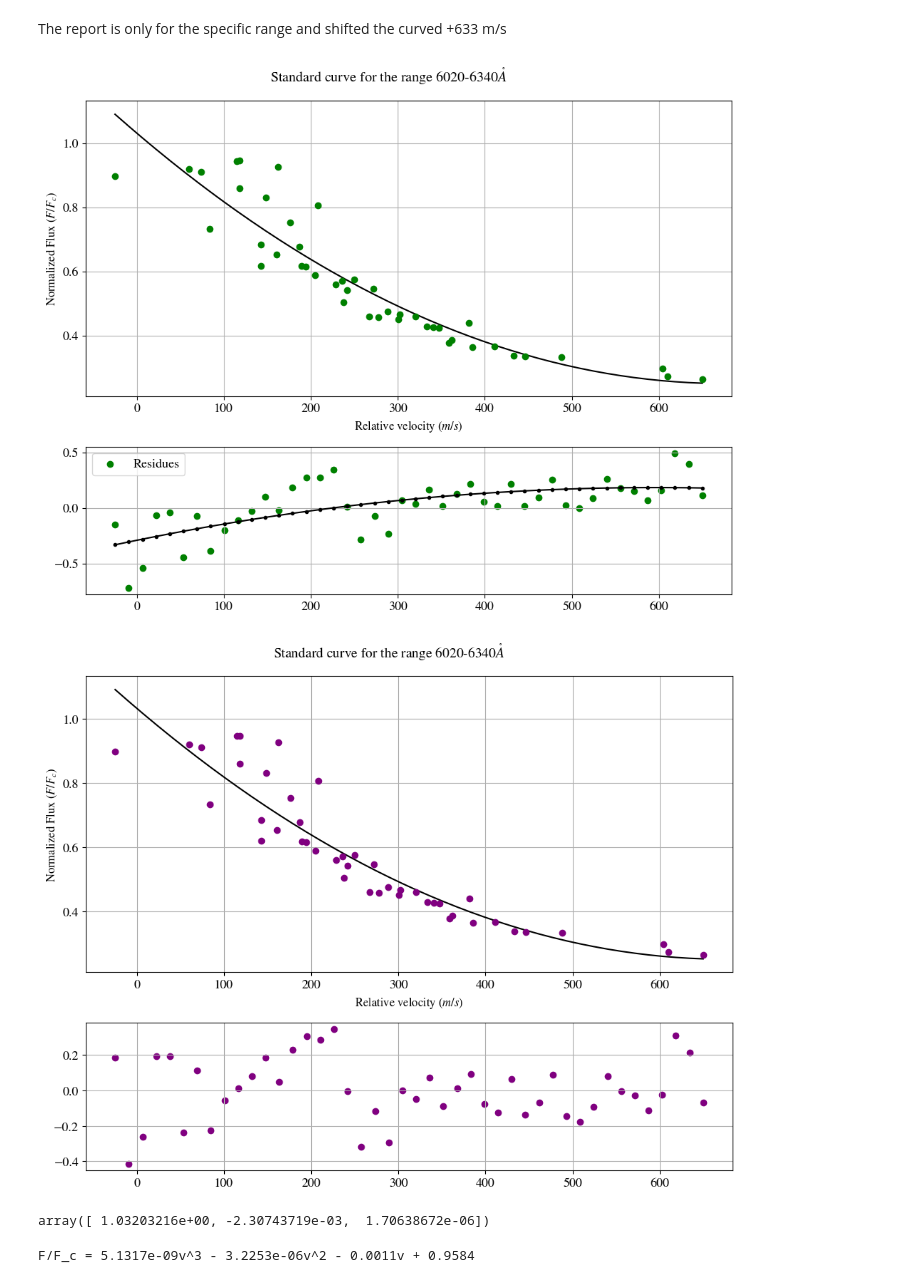
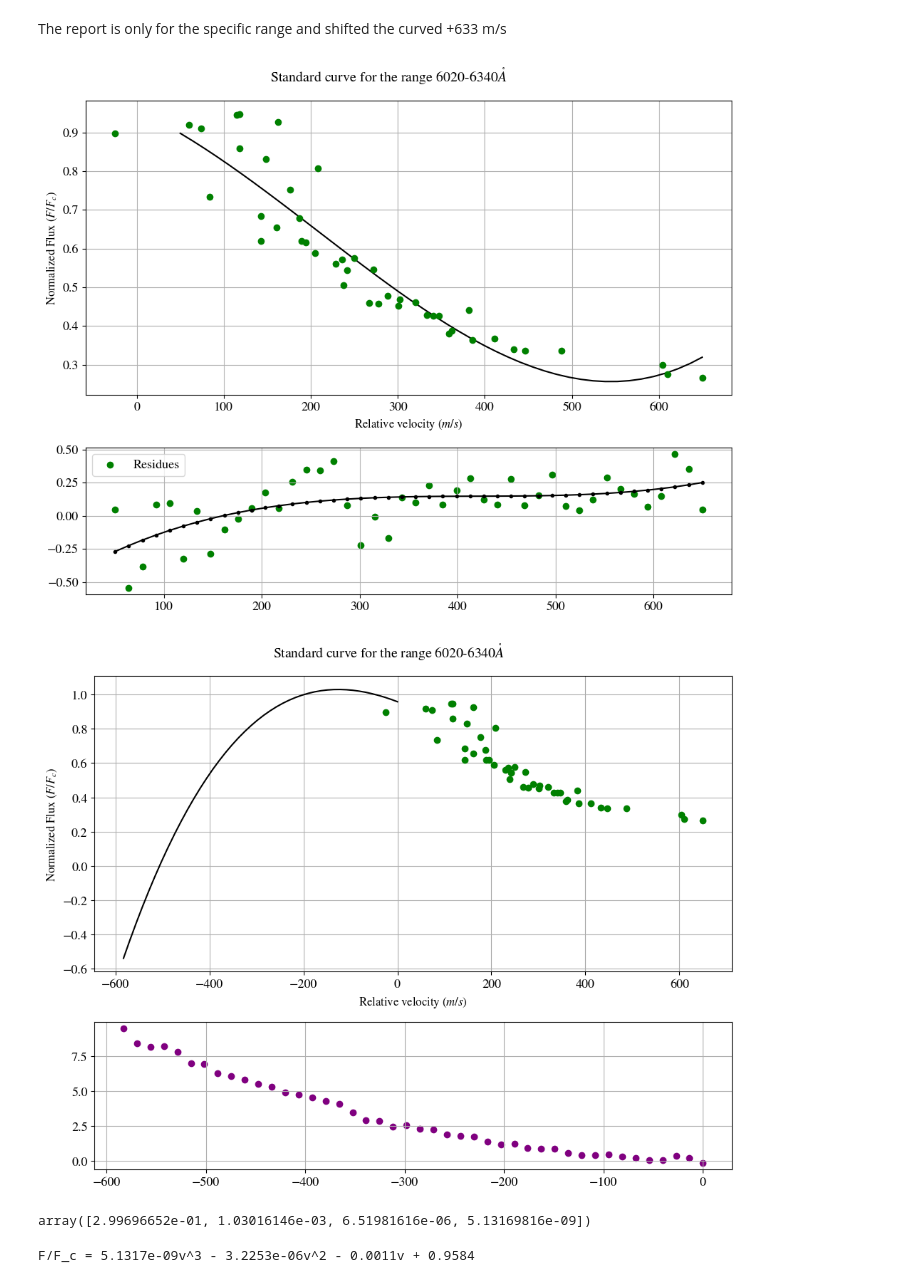
Before and after one commit to ccuellarn/Measurement-and-Characterization-of-Granulation-Patterns-in-the-IAG-Solar-Flux-Spectrum, a Jupyter notebook: Project/Characterization/Third signature/Standard_curves.ipynb, the cells around one changed output. Saved outputs shown, nothing was run; the diff lists cells and outputs as text; code cells hidden in the pictures.

Commit message:
flux deficit... :/

```diff
--- a/Project/Characterization/Third signature/Standard_curves.ipynb
+++ b/Project/Characterization/Third signature/Standard_curves.ipynb
@@ -89,9 +89,9 @@ The report is only for the specific range and shifted the curved +633 m/s
 # %%
 #In the report is given in function of the velocity
 
-pol = Polynomial.fit(values_VIS_standard['Velocity']+633,values_VIS_standard['Flux'], 2)
+pol = Polynomial.fit(values_VIS_standard['Velocity']+633,values_VIS_standard['Flux'], 3)
 param = pol.convert().coef
-values_vel = np.linspace(min(values_VIS_standard['Velocity']+633), max(values_VIS_standard['Velocity']+633), len(values_VIS_standard))
+values_vel = np.linspace(50, max(values_VIS_standard['Velocity']+633), len(values_VIS_standard))
 vel_fit = pol(values_vel)
 
 #Calculate the residues
@@ -113,7 +113,7 @@ ax1.grid()
 ax1.tick_params(axis='both',labelsize=13)
 
 #Check if there a polynomial correction on the residues
-pol_res = Polynomial.fit(values_vel,residuos, 2)
+pol_res = Polynomial.fit(values_vel,residuos, 3)
 param_res = pol_res.convert().coef #Parameters to correct
 values_res = np.linspace(min(values_vel), max(values_vel), len(values_vel))
 res_fit = poly.polyval(values_res,param_res)
@@ -127,45 +127,45 @@ ax2.tick_params(axis='both',labelsize=13)
 
 fig2.tight_layout()
 # %% [output]
-[figure, old version]
+[figure, new version]
 # %%
 #Ajuste de errores basados en los residuos del ajuste
-pol = Polynomial.fit(values_VIS_standard['Velocity']+633,values_VIS_standard['Flux'], 2)
+pol = Polynomial.fit(values_VIS_standard['Velocity']+633,values_VIS_standard['Flux'], 3)
 param = pol.convert().coef
-values_vel = np.linspace(min(values_VIS_standard['Velocity']+633), max(values_VIS_standard['Velocity']+633), len(values_VIS_standard))
+values_vel = np.linspace(50-633, 0, len(values_VIS_standard))
 vel_fit = poly.polyval(values_vel,param+param_res)
 
 residuos = (values_VIS_standard['Flux']) - vel_fit
 std_flux = np.std(residuos)
 
 #Gráfico con residuos
 fig, axis = plt.subplots(2,1, figsize = (10, 8), gridspec_kw = {"height_ratios":[2, 1]})
 ax1 = axis[0]
 ax2 = axis[1]
 
 fig.suptitle(r'Standard curve for the range 6020-6340$\mathring{A}$',fontsize=14)
 
-ax1.errorbar(values_VIS_standard['Velocity']+633,values_VIS_standard['Flux'], capsize=6,fmt='o', color='purple')
+ax1.errorbar(values_VIS_standard['Velocity']+633,values_VIS_standard['Flux'], capsize=6,fmt='o', color='green')
 ax1.plot(values_vel,pol(values_vel),c='k')
 ax1.set_ylabel(r'Normalized Flux $(F/F_{c})$',fontsize=12)
 ax1.set_xlabel(r'Relative velocity $(m/s)$',fontsize=12)
 # ax1.text(280, 0.7, r'$F/F_c$ = {}$v^3$ - {}$v^2$ - {}$v$ + {}'.format(round(param[3],14),-round(param[2],10),-round(param[1],4),round(param[0],4)),color='k',fontsize=14)
 ax1.grid()
 ax1.tick_params(axis='both',labelsize=13)
 
 ax2.scatter(values_vel,residuos,c='purple')
 ax2.grid()
 ax2.tick_params(axis='both',labelsize=13)
 
 
 fig.tight_layout()
 #plt.savefig('Calibration_standard_curve.pdf')
 # %% [output]
-[figure, old version]
+[figure, new version]
 # %%
 param
 # %% [output]
-array([ 1.03203216e+00, -2.30743719e-03,  1.70638672e-06])
+array([2.99696652e-01, 1.03016146e-03, 6.51981616e-06, 5.13169816e-09])
 # %%
 print(r'F/F_c = {}v^3 - {}v^2 - {}v + {}'.format(round(param[3],14),-round(param[2],10),-round(param[1],4),round(param[0],4)))
 # %% [output]
```
Also changed, not shown: 1 other file.
